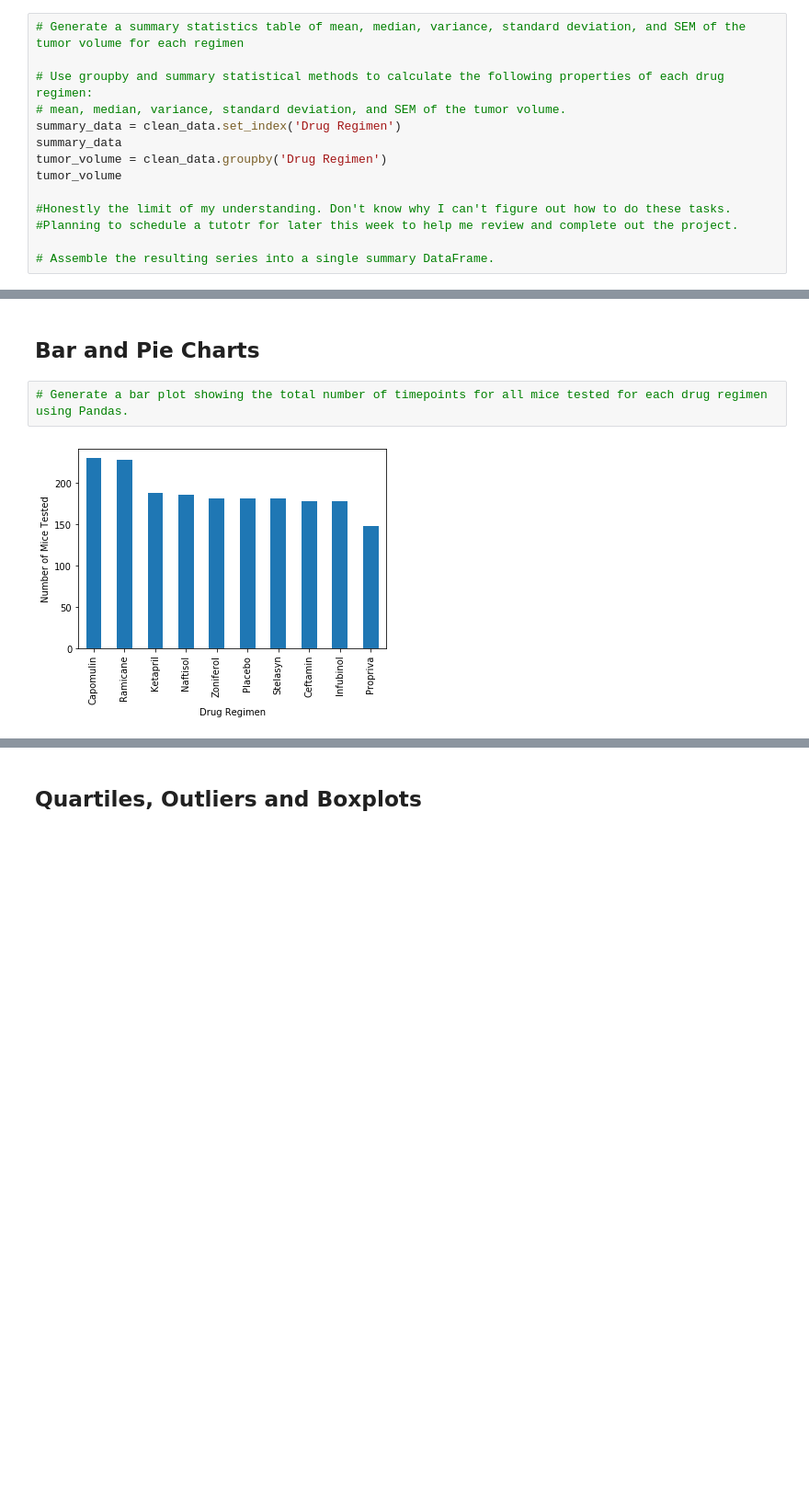
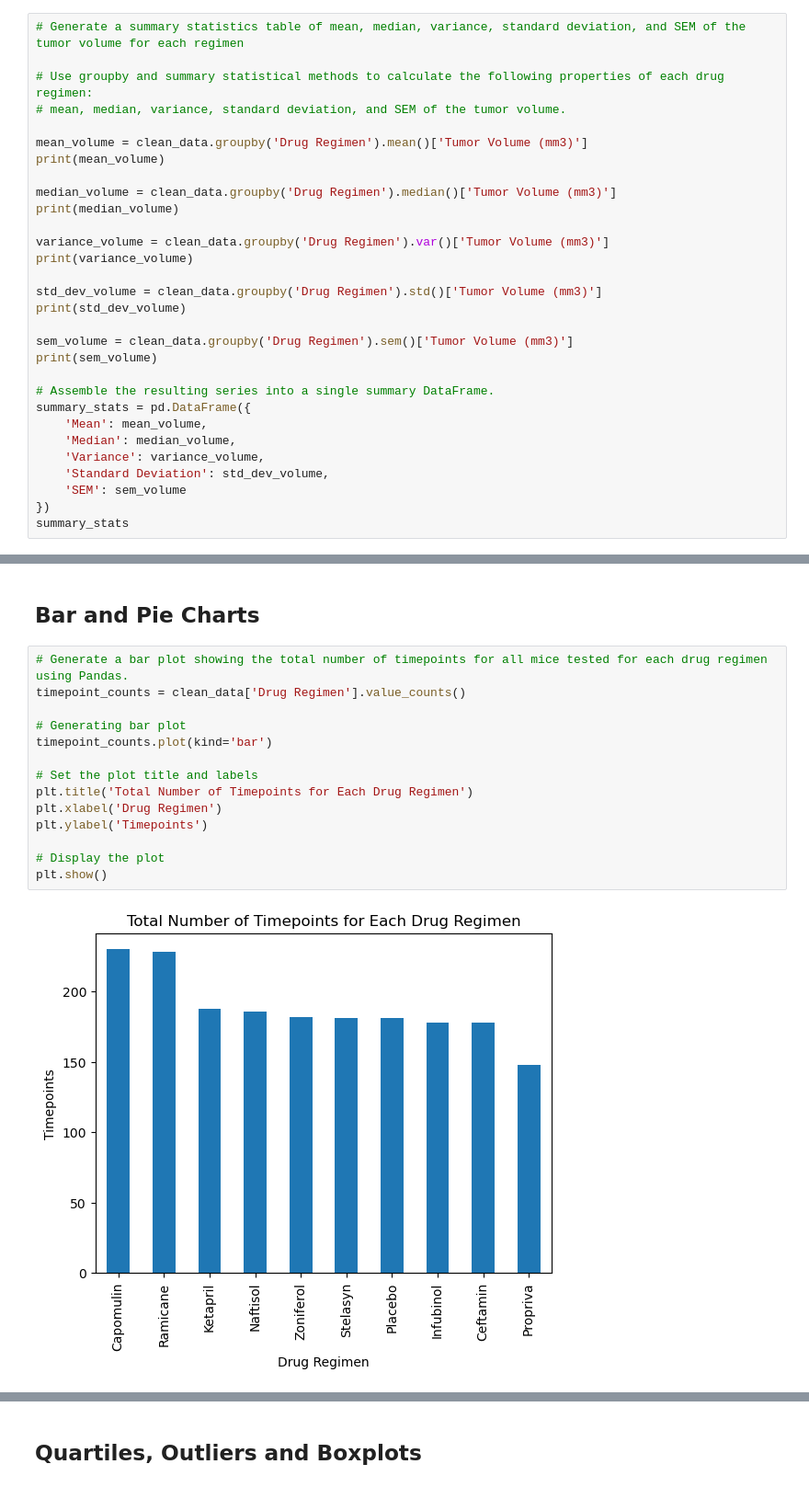
Before and after one commit to Samuel-Montesinos/matplot-lib-challenge, a Jupyter notebook: module_5_starter_code/Pymaceuticals/pymaceuticals_starter.ipynb, the cells around one changed output, grey strips where cells are left out. Shown: that part at 92% size. Cells and saved outputs as stored; diff of their text form; blank space fills up the shorter version.

```diff
--- a/module_5_starter_code/Pymaceuticals/pymaceuticals_starter.ipynb
+++ b/module_5_starter_code/Pymaceuticals/pymaceuticals_starter.ipynb
@@ -98,13 +101,29 @@ count
 
 # Use groupby and summary statistical methods to calculate the following properties of each drug regimen:
 # mean, median, variance, standard deviation, and SEM of the tumor volume.
-summary_data = clean_data.set_index('Drug Regimen')
-summary_data
-tumor_volume = clean_data.groupby('Drug Regimen')
-tumor_volume
 
-#Honestly the limit of my understanding. Don't know why I can't figure out how to do these tasks.
-#Planning to schedule a tutotr for later this week to help me review and complete out the project.
+mean_volume = clean_data.groupby('Drug Regimen').mean()['Tumor Volume (mm3)']
+print(mean_volume)
+
+median_volume = clean_data.groupby('Drug Regimen').median()['Tumor Volume (mm3)']
+print(median_volume)
+
+variance_volume = clean_data.groupby('Drug Regimen').var()['Tumor Volume (mm3)']
+print(variance_volume)
+
+std_dev_volume = clean_data.groupby('Drug Regimen').std()['Tumor Volume (mm3)']
+print(std_dev_volume)
+
+sem_volume = clean_data.groupby('Drug Regimen').sem()['Tumor Volume (mm3)']
+print(sem_volume)
 
 # Assemble the resulting series into a single summary DataFrame.
+summary_stats = pd.DataFrame({
+    'Mean': mean_volume,
+    'Median': median_volume,
+    'Variance': variance_volume,
+    'Standard Deviation': std_dev_volume,
+    'SEM': sem_volume
+})
+summary_stats
 # %% [output]
@@ -132,5 +160,17 @@ ValueError: No axis named Tumor Volume (mm3) for object type DataFrame
 ## Bar and Pie Charts
 # %%
 # Generate a bar plot showing the total number of timepoints for all mice tested for each drug regimen using Pandas.
+timepoint_counts = clean_data['Drug Regimen'].value_counts()
+
+# Generating bar plot
+timepoint_counts.plot(kind='bar')
+
+# Set the plot title and labels
+plt.title('Total Number of Timepoints for Each Drug Regimen')
+plt.xlabel('Drug Regimen')
+plt.ylabel('Timepoints')
+
+# Display the plot
+plt.show()
 # %% [output]
-[figure, old version]
+[figure, new version]
```
Also changed, not shown: parts of 21 cells of this notebook.
